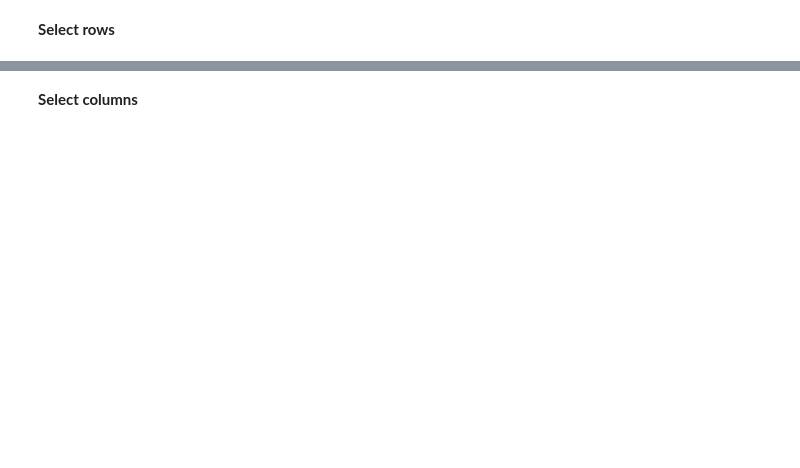
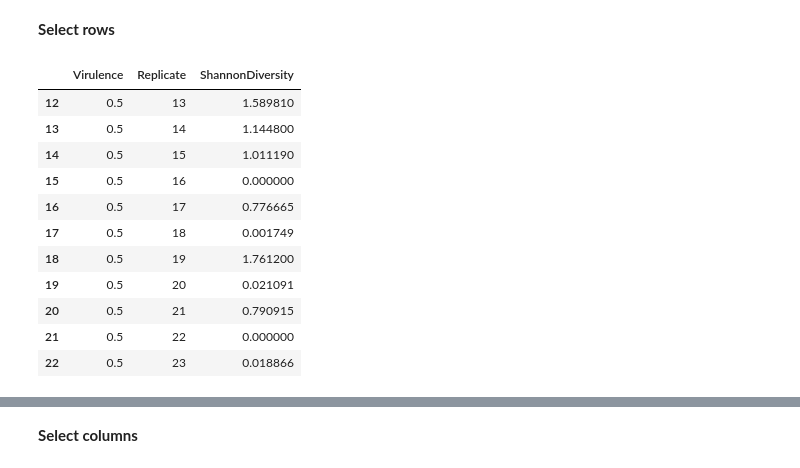
Before and after one commit to karthikhr024/python_classes, a Jupyter notebook: 4 - Statistics and Machine Learning using Python.ipynb, the cells around one changed output, grey strips where cells are left out. Cells and saved outputs as stored; diff of their text form; code cells hidden in the pictures; blank space fills up the shorter version.

```diff
--- a/4 - Statistics and Machine Learning using Python.ipynb
+++ b/4 - Statistics and Machine Learning using Python.ipynb
@@ -375,7 +459,20 @@ experimentDF
 **Select rows**
 # %%
 # select 12th row
-experimentDF[12:13]
+experimentDF[12:23]
+# %% [output]
+|  | Virulence | Replicate | ShannonDiversity |
+| 12 | 0.5 | 13 | 1.589810 |
+| 13 | 0.5 | 14 | 1.144800 |
+| 14 | 0.5 | 15 | 1.011190 |
+| 15 | 0.5 | 16 | 0.000000 |
+| 16 | 0.5 | 17 | 0.776665 |
+| 17 | 0.5 | 18 | 0.001749 |
+| 18 | 0.5 | 19 | 1.761200 |
+| 19 | 0.5 | 20 | 0.021091 |
+| 20 | 0.5 | 21 | 0.790915 |
+| 21 | 0.5 | 22 | 0.000000 |
+| 22 | 0.5 | 23 | 0.018866 |
 # %%
 # select row 3 to 15
 experimentDF[3:15]
```
Also changed, not shown: parts of 56 cells of this notebook, 1 other file.
